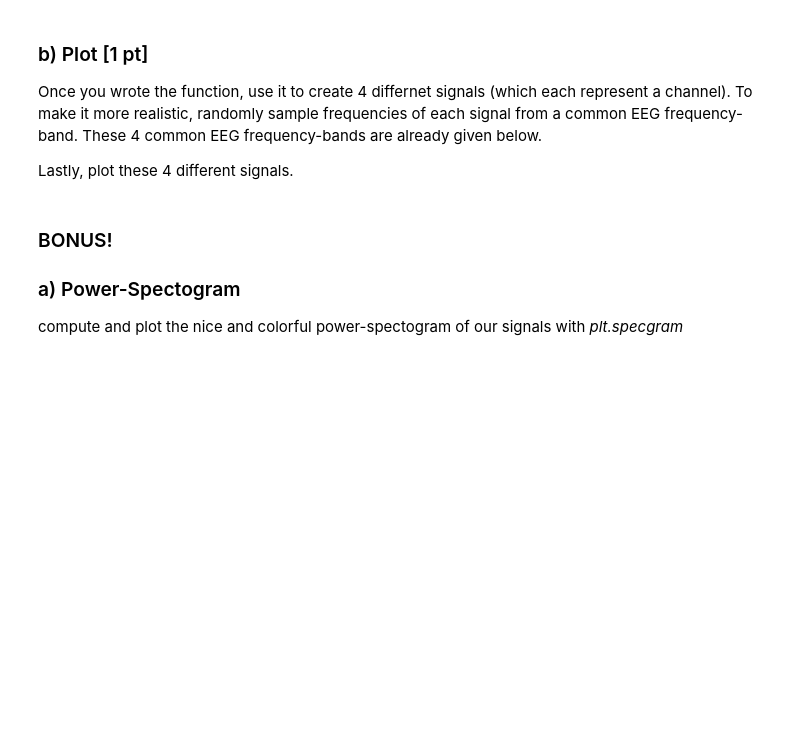
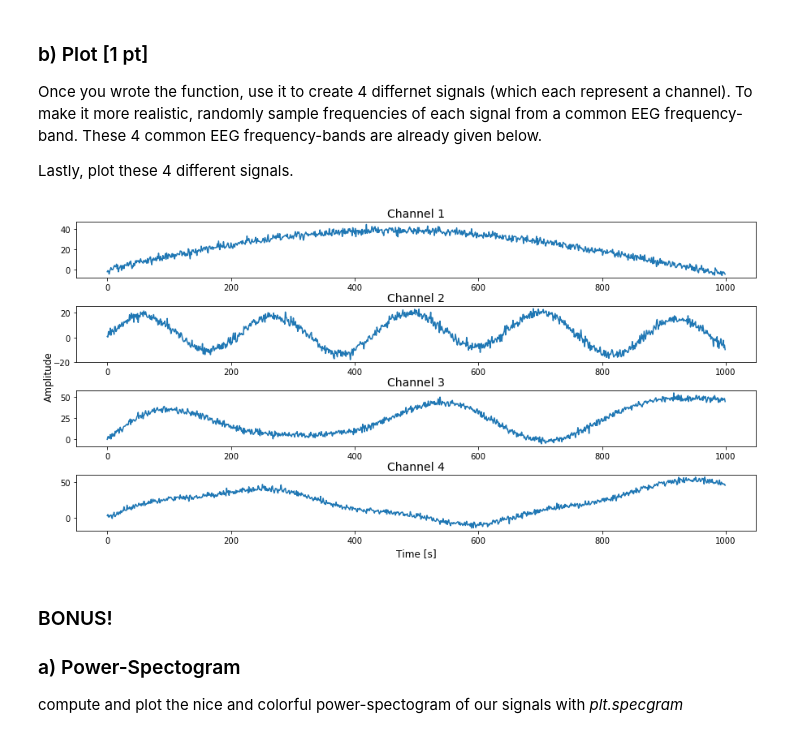
Before and after one commit to NBP-ACC/week-9-acc_5, a Jupyter notebook: sheet07.ipynb, the cells around one changed output. Saved outputs shown, nothing was run; the diff lists cells and outputs as text; code cells hidden in the pictures; blank space fills up the shorter version.

```diff
--- a/sheet07.ipynb
+++ b/sheet07.ipynb
@@ -68,3 +61,28 @@ frexlist = [delta, theta, alpha, beta]
+# %%
+# create 4 signals for each channel, with random frequency combinations
+channelSignals = []
+
+#PLOT
+fig,ax = plt.subplots(4, figsize=(15,7))
+#some settings
+fig.add_subplot(111, frameon=False)
+plt.tick_params(labelcolor='none', top=False, bottom=False, left=False, right=False)
+plt.xlabel('Time [s]',fontsize = 12)
+plt.ylabel('Amplitude',fontsize = 12)
+plt.subplots_adjust(hspace=0.5)
+
+for i in range(4):
+    frequencies = []
+    #sample four frequencies
+    for band in range(4):
+        band = np.random.choice(frexlist) #choose a random band
+        freq = np.random.choice(band)     #from this band sample a frequency
+        frequencies.append(freq)          #add to temporary list
+    randomSignal = generateSignal(frequencies) #generate signal from the four sampled frequencies
+    ax[i].plot(randomSignal)
+    ax[i].set_title("Channel " + str(i+1) ,fontsize = 14)
+# %% [output]
+[figure, added]
 # %% [markdown]
 ### BONUS!
 ### a) Power-Spectogram
```
Also changed, not shown: parts of 2 cells of this notebook.
